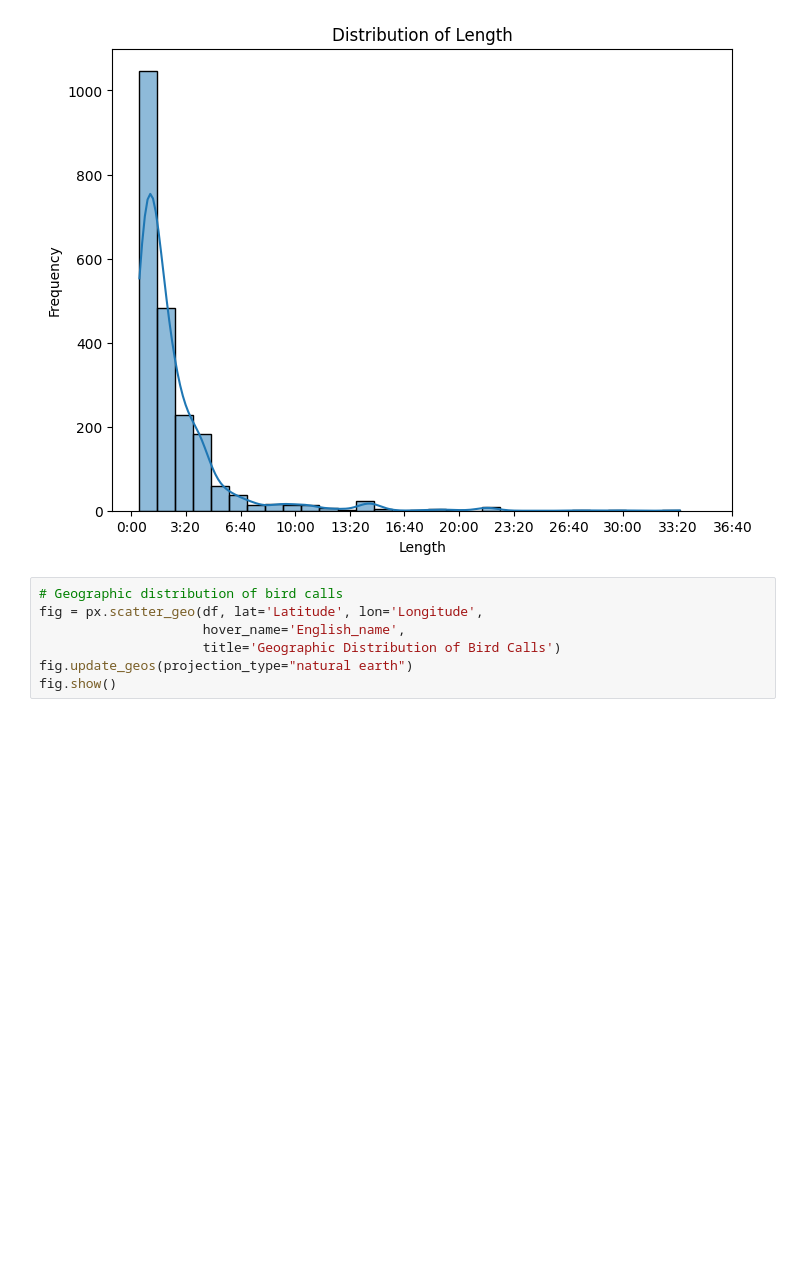
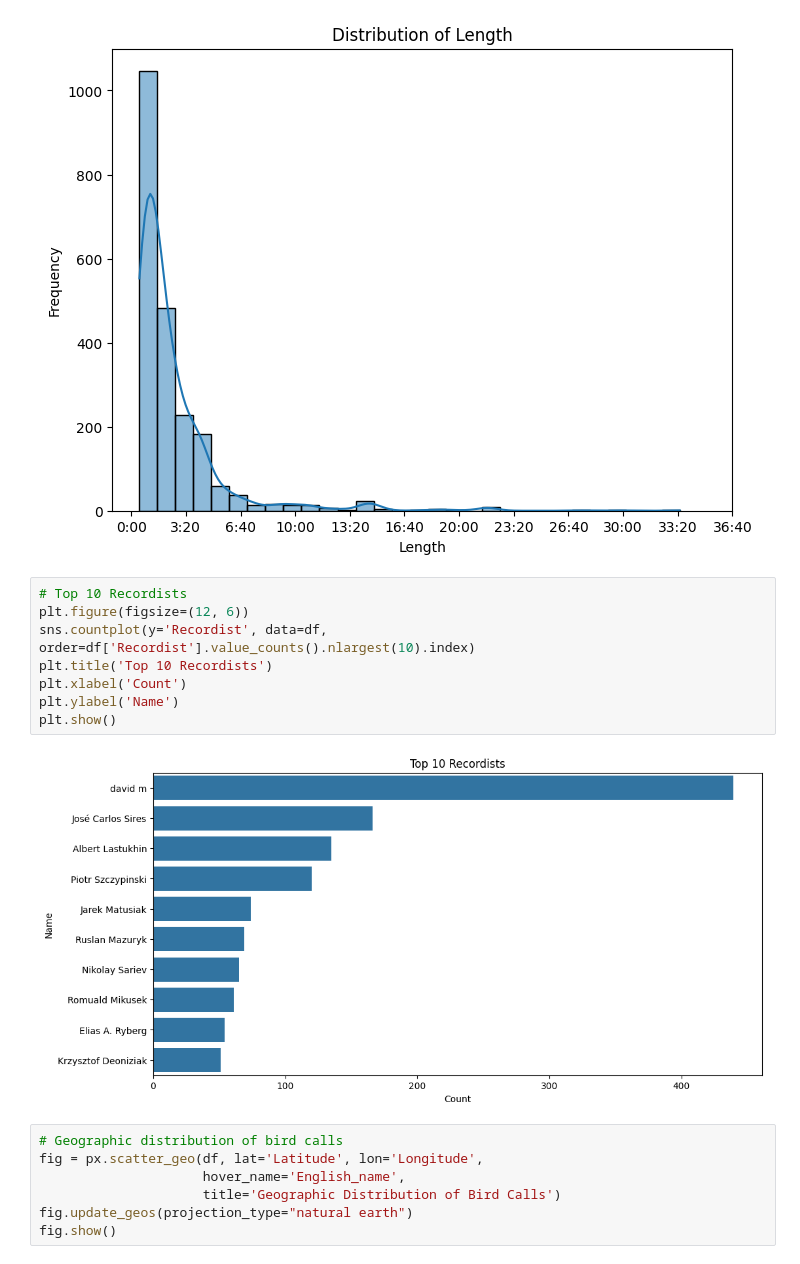
Before and after one commit to G-Bielokozowicz/Birdcall-Identification, a Jupyter notebook: main.ipynb, the cells around one changed output. Cells and saved outputs as stored; diff of their text form; blank space fills up the shorter version.

```diff
--- a/main.ipynb
+++ b/main.ipynb
@@ -128,6 +130,16 @@ plt.show()
 # %% [output]
 [figure]
 [figure]
+# %%
+# Top 10 Recordists
+plt.figure(figsize=(12, 6))
+sns.countplot(y='Recordist', data=df, order=df['Recordist'].value_counts().nlargest(10).index)
+plt.title('Top 10 Recordists')
+plt.xlabel('Count')
+plt.ylabel('Name')
+plt.show()
+# %% [output]
+[figure, added]
 # %%
 # Geographic distribution of bird calls
 fig = px.scatter_geo(df, lat='Latitude', lon='Longitude',
```
Also changed, not shown: parts of 10 cells of this notebook, 1 other file.
